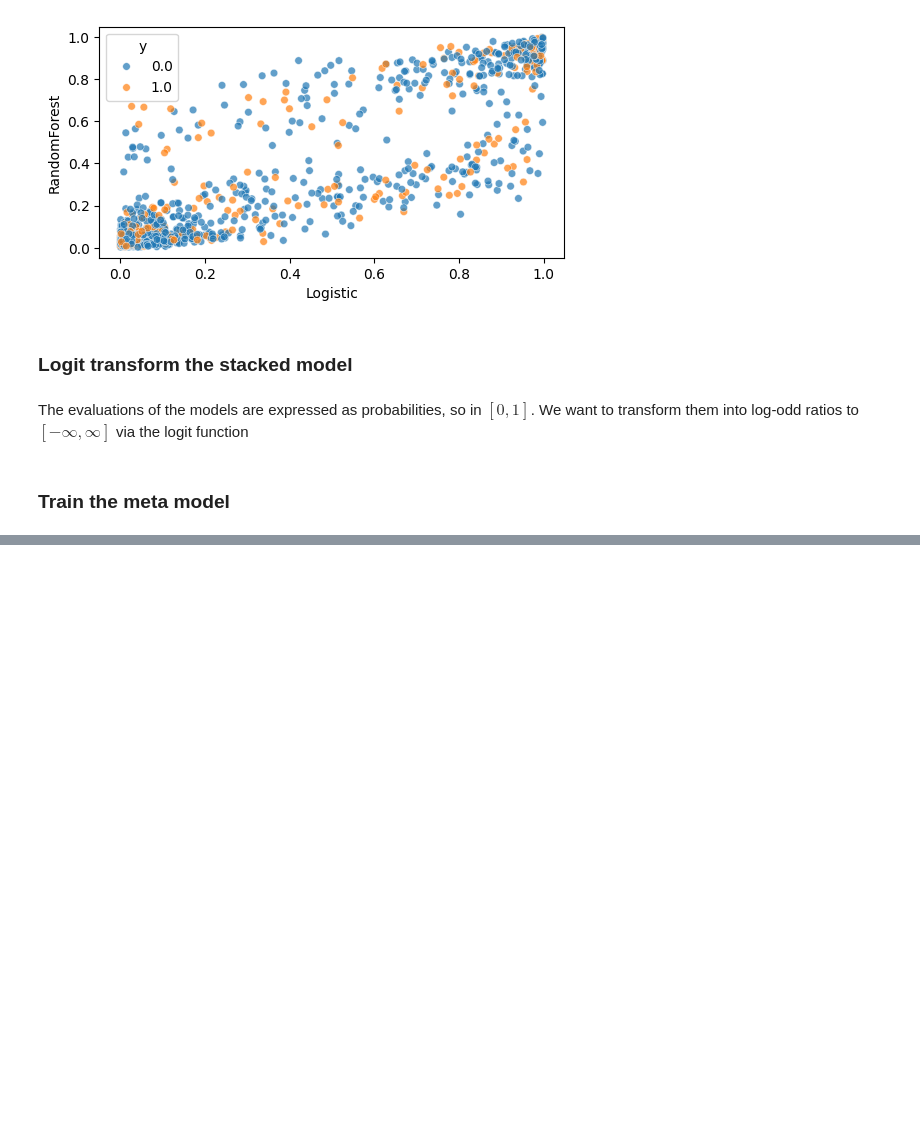
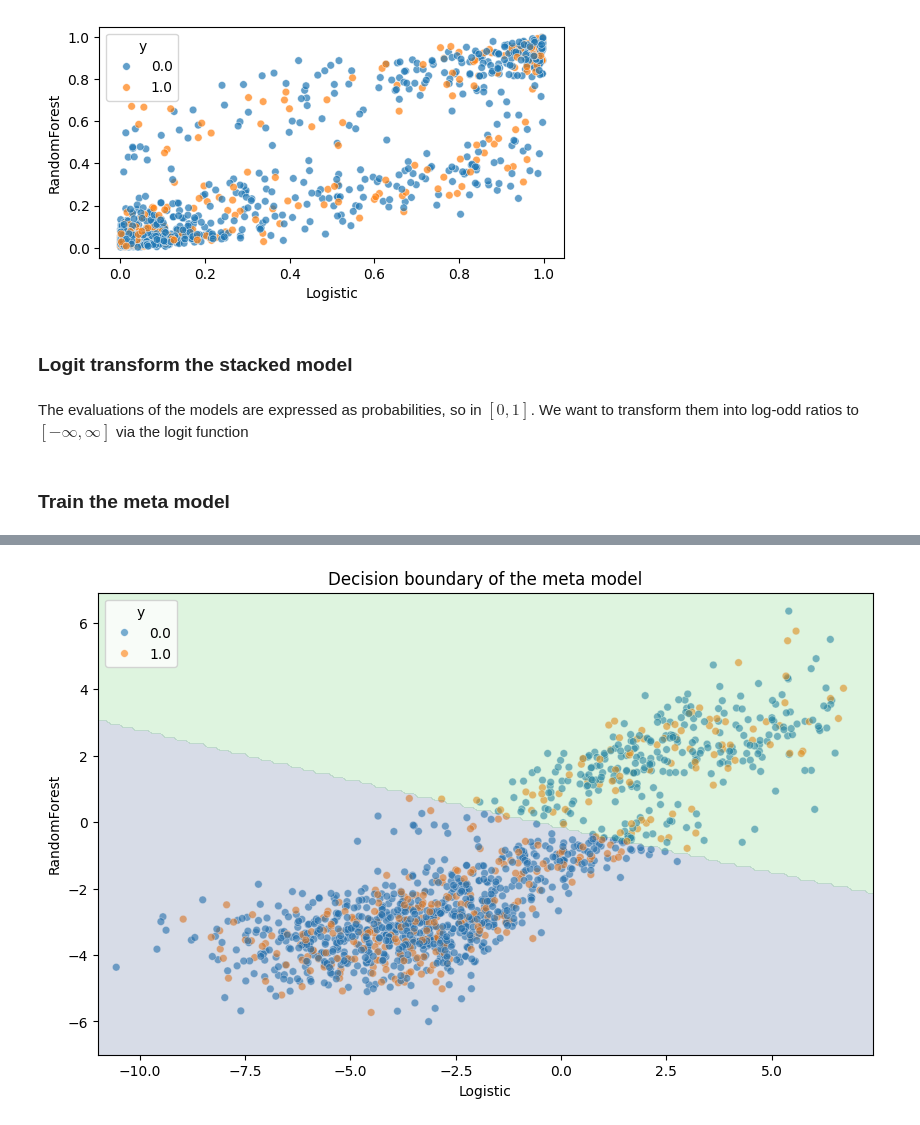
Before and after one commit to AlexanderBusa/ProgettoTeam2, a Jupyter notebook: meta_model.ipynb, the cells around one changed output, grey strips where cells are left out. Saved outputs shown, nothing was run; the diff lists cells and outputs as text; code cells hidden in the pictures; blank space fills up the shorter version.

```diff
--- a/meta_model.ipynb
+++ b/meta_model.ipynb
@@ -235,29 +289 @@ def plot_decision_boundary(fitted_meta_model, Xstackedtrain, ytrain, figsize = (
     plt.show()
-# %%
-from sklearn.linear_model import LogisticRegression
-from sklearn.svm import SVC
-from sklearn.neighbors import KNeighborsClassifier
-from sklearn.tree import DecisionTreeClassifier
-from sklearn.ensemble import RandomForestClassifier, GradientBoostingClassifier
-from sklearn.naive_bayes import GaussianNB
-from sklearn.discriminant_analysis import LinearDiscriminantAnalysis, QuadraticDiscriminantAnalysis
-from sklearn.ensemble import AdaBoostClassifier
-from sklearn.neural_network import MLPClassifier
-
-# List of classifiers for 2D data
-meta_classifiers = [
-    LogisticRegression(),
-    SVC(),
-    KNeighborsClassifier(),
-    DecisionTreeClassifier(),
-    RandomForestClassifier(),
-    GradientBoostingClassifier(),
-    GaussianNB(),
-    LinearDiscriminantAnalysis(),
-    QuadraticDiscriminantAnalysis(),
-    AdaBoostClassifier(),
-    MLPClassifier()
-]
-
-for meta_model in meta_classifiers:
-    meta_model.fit(X_train_stacked_logodd, y_train)
@@ -315,0 +290,4 @@ X_test_scaled = scaler.transform(X_test_)
+# %%
+plot_decision_boundary(meta_classifier, X_train_stacked_logodd, y_train)
+# %% [output]
+[figure, added]
```
Also changed, not shown: parts of 14 cells of this notebook.
